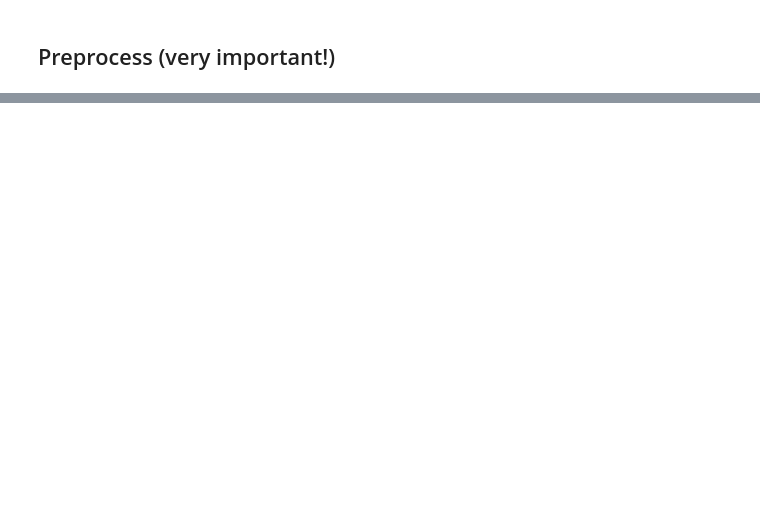
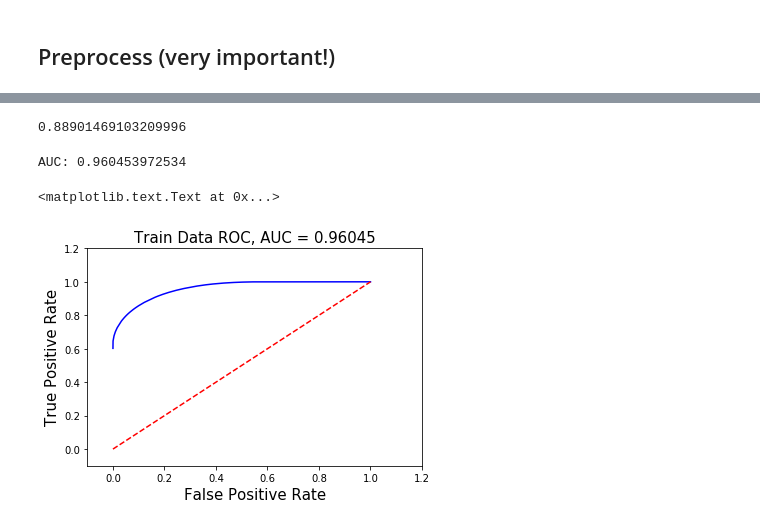
Before and after one commit to waterlandlab/PReLIM, a Jupyter notebook: CpG Net Pipeline.ipynb, the cells around one changed output, grey strips where cells are left out. Drawn from its saved outputs; the diff is of its cells as text; code cells hidden in the pictures; blank space fills up the shorter version.

```diff
--- a/CpG Net Pipeline.ipynb
+++ b/CpG Net Pipeline.ipynb
@@ -133,0 +236,20 @@ rf.score(X_train_scaled, y_train)
+# %%
+accuracy_score(np.round(rf_test_pred[:,1]), y_test, rf)
+# %% [output]
+0.88901469103209996
+# %%
+false_positive_rate, true_positive_rate, thresholds = roc_curve(y_train, rf_train_pred[:,1])
+roc_auc = auc(false_positive_rate, true_positive_rate)
+print "AUC:",roc_auc
+plt.title("Train Data ROC, AUC = %0.5f"% roc_auc, fontsize=15)
+plt.plot(false_positive_rate, true_positive_rate, 'b')
+plt.legend(loc='lower right')
+plt.plot([0,1],[0,1],'r--')
+plt.xlim([-0.1,1.2])
+plt.ylim([-0.1,1.2])
+plt.ylabel('True Positive Rate',fontsize=15)
+plt.xlabel('False Positive Rate',fontsize=15)
+# %% [output]
+AUC: 0.960453972534
+<matplotlib.text.Text at 0x...>
+[figure, added]
```
Also changed, not shown: parts of 72 cells of this notebook, 4 other files.
